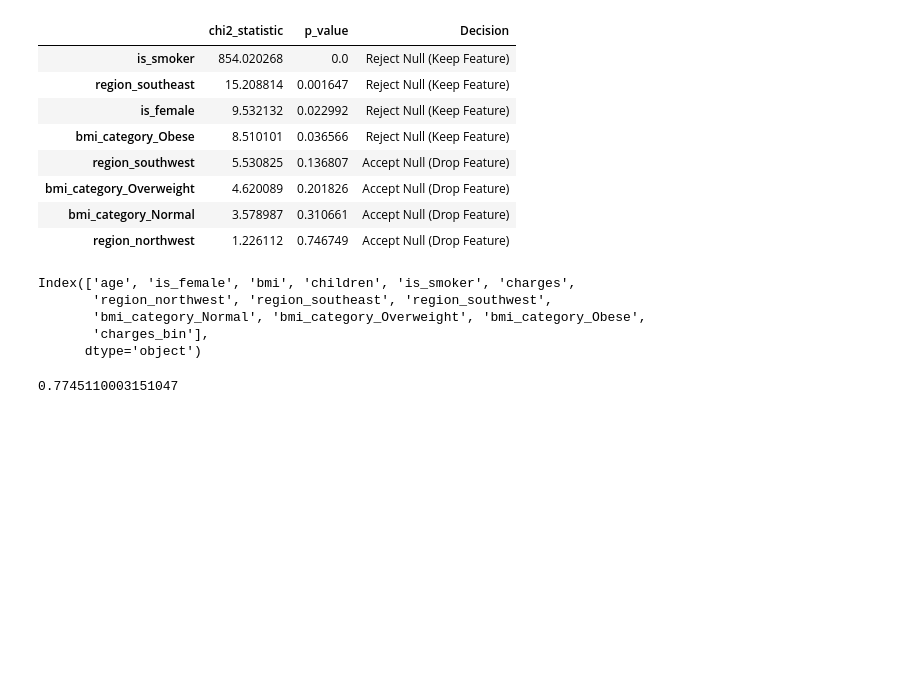
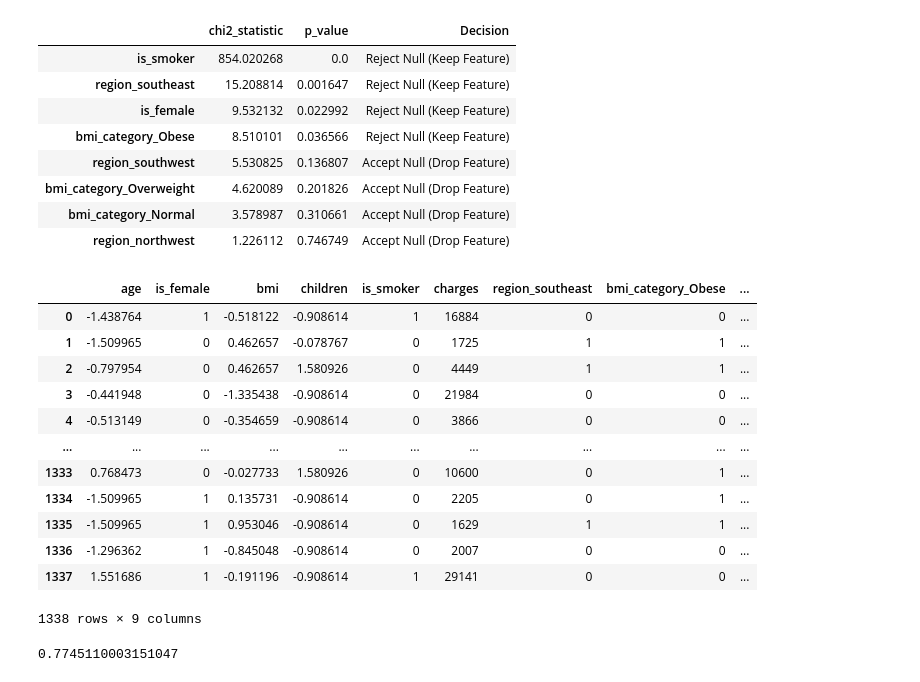
Before and after one commit to Mashook07/Machine-Learning, a Jupyter notebook: ml.ipynb, the cells around one changed output. Cells and saved outputs as stored; diff of their text form; code cells hidden in the pictures; blank space fills up the shorter version.

```diff
--- a/ml.ipynb
+++ b/ml.ipynb
@@ -320,14 +320,22 @@ chi2_df
 # %%
 df_cleaned.columns
 
-# final_df = df_cleaned[['age', 'is_female', 'bmi', 'children', 'is_smoker', 'charges','region_southeast','bmi_category_Obese','region_northwest']]
-# final_df
+final_df = df_cleaned[['age', 'is_female', 'bmi', 'children', 'is_smoker', 'charges','region_southeast','bmi_category_Obese','region_northwest']]
+final_df
 # %% [output]
+|  | age | is_female | bmi | children | is_smoker | charges | region_southeast | bmi_category_Obese | ... |
+| 0 | -1.438764 | 1 | -0.518122 | -0.908614 | 1 | 16884 | 0 | 0 | ... |
+| 1 | -1.509965 | 0 | 0.462657 | -0.078767 | 0 | 1725 | 1 | 1 | ... |
+| 2 | -0.797954 | 0 | 0.462657 | 1.580926 | 0 | 4449 | 1 | 1 | ... |
+| 3 | -0.441948 | 0 | -1.335438 | -0.908614 | 0 | 21984 | 0 | 0 | ... |
+| 4 | -0.513149 | 0 | -0.354659 | -0.908614 | 0 | 3866 | 0 | 0 | ... |
+| ... | ... | ... | ... | ... | ... | ... | ... | ... | ... |
+| 1333 | 0.768473 | 0 | -0.027733 | 1.580926 | 0 | 10600 | 0 | 1 | ... |
+| 1334 | -1.509965 | 1 | 0.135731 | -0.908614 | 0 | 2205 | 0 | 1 | ... |
+| 1335 | -1.509965 | 1 | 0.953046 | -0.908614 | 0 | 1629 | 1 | 1 | ... |
+| 1336 | -1.296362 | 1 | -0.845048 | -0.908614 | 0 | 2007 | 0 | 0 | ... |
+| 1337 | 1.551686 | 1 | -0.191196 | -0.908614 | 1 | 29141 | 0 | 0 | ... |
-Index(['age', 'is_female', 'bmi', 'children', 'is_smoker', 'charges',
-       'region_northwest', 'region_southeast', 'region_southwest',
-       'bmi_category_Normal', 'bmi_category_Overweight', 'bmi_category_Obese',
-       'charges_bin'],
-      dtype='object')
+1338 rows × 9 columns
 # %%
 from sklearn.model_selection import train_test_split
 X = final_df.drop('charges', axis=1)
```
